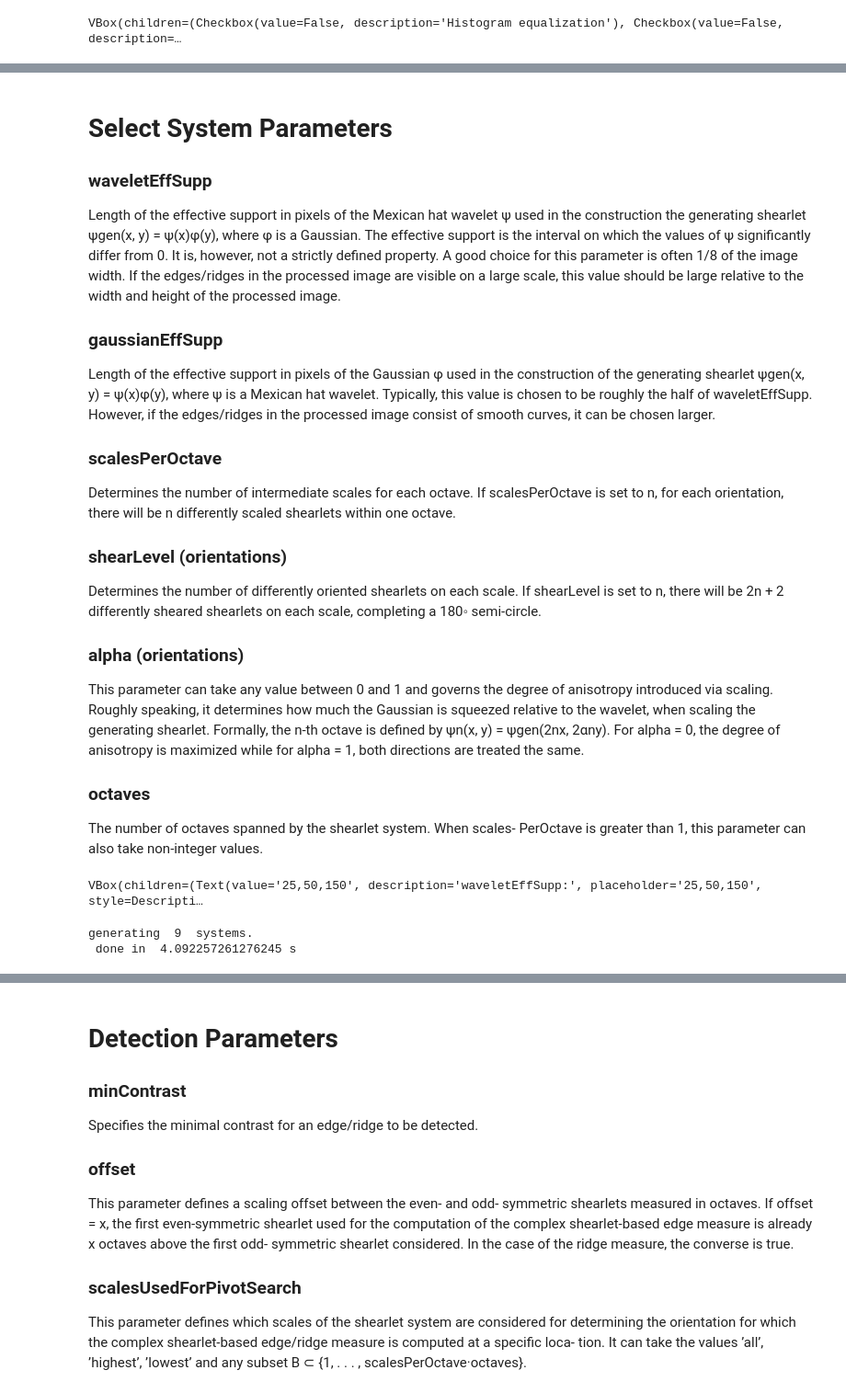
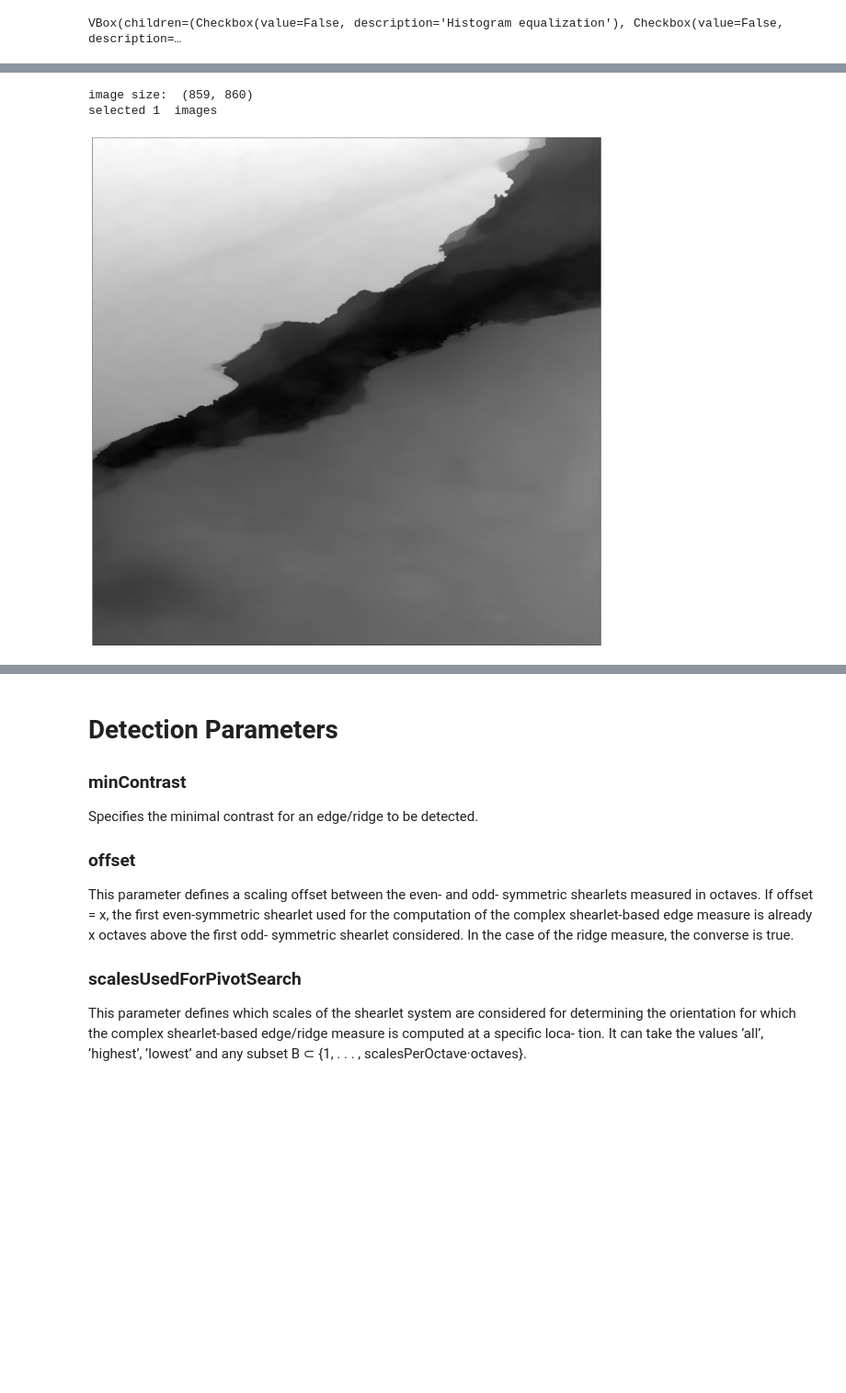
Before and after one commit to AuScalableDroneCloud/pipeline-fracture, a Jupyter notebook: Jupyter/CoSh_ensemble.ipynb, the cells around one changed output, grey strips where cells are left out. Shown at 92% size. Saved outputs shown, nothing was run; the diff lists cells and outputs as text; code cells hidden in the pictures; blank space fills up the shorter version.

```diff
--- a/Jupyter/CoSh_ensemble.ipynb
+++ b/Jupyter/CoSh_ensemble.ipynb
@@ -38,36 +30,8 @@ selected 1  images
-# %% [markdown]
-# Select System Parameters
-### waveletEffSupp
-
-Length of the effective support in pixels of the Mexican hat wavelet ψ used in the construction the generating shearlet ψgen(x, y) = ψ(x)φ(y), where φ is a Gaussian. The effective support is the interval on which the values of ψ significantly differ from 0. It is, however, not a strictly defined property. A good choice for this parameter is often 1/8 of the image width. If the edges/ridges in the processed image are visible on a large scale, this value should be large relative to the width and height of the processed image.
-
-### gaussianEffSupp
-Length of the effective support in pixels of the Gaussian φ used in the construction of the generating shearlet ψgen(x, y) = ψ(x)φ(y), where ψ is a Mexican hat wavelet. Typically, this value is chosen to be roughly the half of waveletEffSupp. However, if the edges/ridges in the processed image consist of smooth curves, it can be chosen larger.
-
-### scalesPerOctave
-Determines the number of intermediate scales for each octave. If scalesPerOctave is set to n, for each orientation, there will be n differently scaled shearlets within one octave.
-
-### shearLevel (orientations)
-Determines the number of differently oriented shearlets on each scale. If shearLevel is set to n, there will be 2n + 2 differently sheared shearlets on each scale, completing a 180◦ semi-circle.
-
-### alpha (orientations)
-This parameter can take any value between 0 and 1 and governs the degree of anisotropy introduced via scaling. Roughly speaking, it determines how much the Gaussian is squeezed relative to the wavelet, when scaling the generating shearlet. Formally, the n-th octave is defined by ψn(x, y) = ψgen(2nx, 2αny). For alpha = 0, the degree of anisotropy is maximized while for alpha = 1, both directions are treated the same.
-
-### octaves
-The number of octaves spanned by the shearlet system. When scales- PerOctave is greater than 1, this parameter can also take non-integer values.
-# %%
-Tools.SystemCombinations(Tools)
-# %% [output]
-VBox(children=(Text(value='25,50,150', description='waveletEffSupp:', placeholder='25,50,150', style=Descripti…
-# %%
-systems = GenerateSystems(i_size,
-                          SplitInput(Tools.WAVEEF, False),
-                          SplitInput(Tools.GAUSEF, False),
-                          SplitInput(Tools.SCALES, True),
-                          SplitInput(Tools.SHEARL, True),
-                          SplitInput(Tools.ALPHA, False),
-                          SplitInput(Tools.OCTAVE, False),
-                          Tools.RIDGES)
-# %% [output]
-generating  9  systems.
- done in  4.092257261276245 s
+# %%
+img_list = ReadImage(Tools.FILE, Tools.HISTEQ, Tools.GAUSBL)
+Tools.ShowImage(img_list)
+i_size = ImgSizes(img_list)
+# %% [output]
+image size:  (859, 860)
+selected 1  images
+[figure, added]
```
Also changed, not shown: parts of 13 cells of this notebook, 7 other files.
